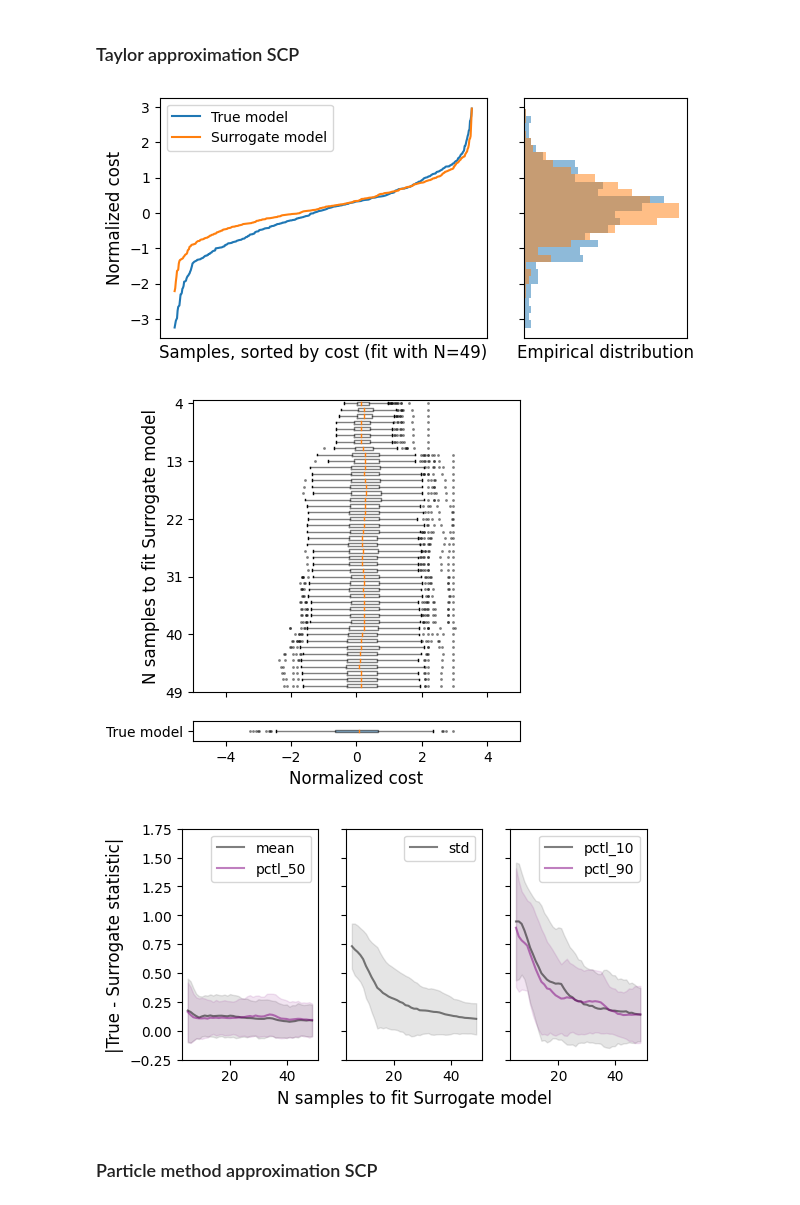
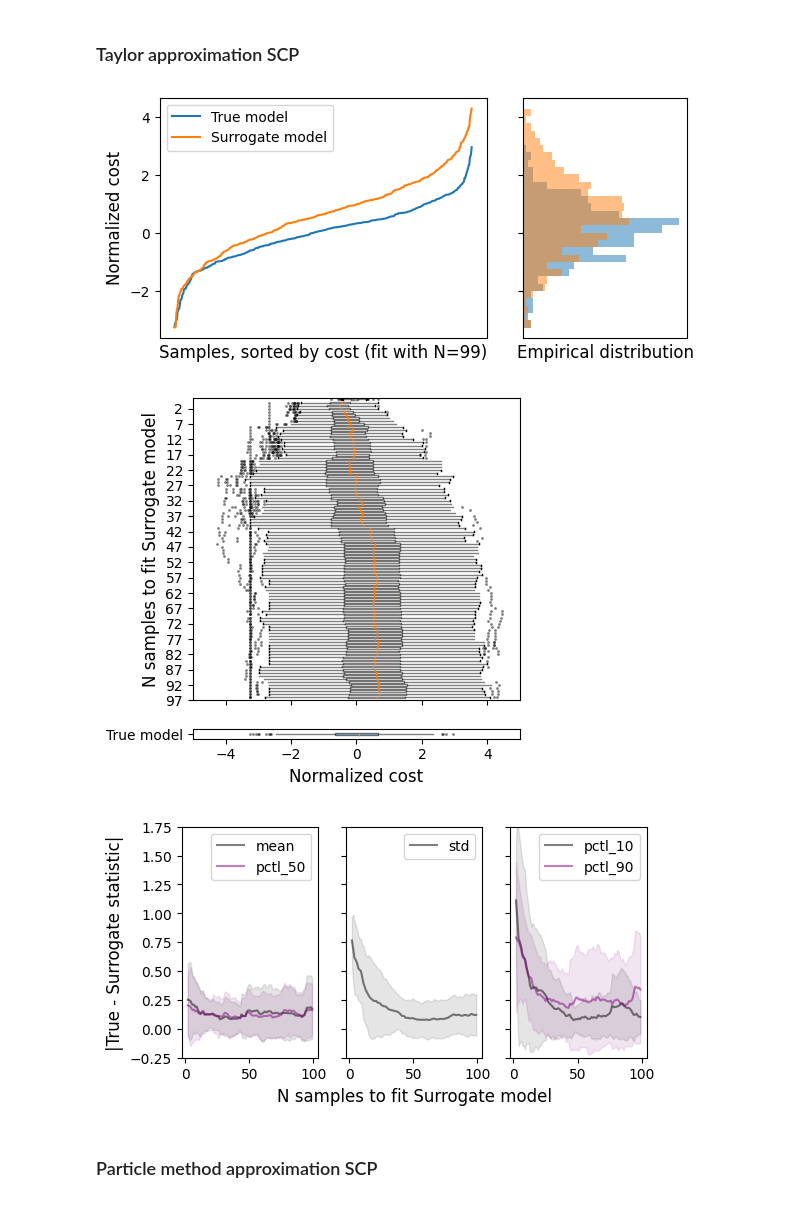
Before and after one commit to etrieschman/grid-planner, a Jupyter notebook: code/test_active_opt_boot.ipynb, the cells around one changed output. Saved outputs shown, nothing was run; the diff lists cells and outputs as text; code cells hidden in the pictures.

```diff
--- a/code/test_active_opt_boot.ipynb
+++ b/code/test_active_opt_boot.ipynb
@@ -23,26 +23,6 @@ set_plt_settings()
 # %% [output]
 The autoreload extension is already loaded. To reload it, use:
   %reload_ext autoreload
-# %%
-def bootstrap_mes_stats(scp_opt, X, f, N, n0, l, n_bootstrap, results_true):
-    stats = [k for k in results_true.keys() if not k.startswith('test_')]
-    bootstrap_results = dict_list()
-
-    mean, std, pctl_5, pctl_50, pctl_95 = [], [], [], [], []
-    for i in tqdm(range(n_bootstrap)):
-        fpreds, runtimes = mes(scp_opt, X, f, N, n0, l)
-        results = get_stats(fscale, fpreds)
-        results['runtime'] = runtimes
-
-        for stat in stats:
-            diff = np.array(np.abs(results[stat] - results_true[stat][0]))
-            bootstrap_results.add(stat, diff)
-
-
-    for stat in stats:
-        bootstrap_results[stat] = np.array(bootstrap_results[stat])
-
-    return bootstrap_results, results, fpreds
 # %% [markdown]
 # Test active learning approach
 # %% [markdown]
@@ -63,10 +43,10 @@ time_model = data_out_base.to_numpy()[:,4].mean()
 fscale = StandardScaler().fit_transform(f.reshape(-1,1)).flatten()
 Xscale = StandardScaler().fit_transform(X)
 # %%
-n0, N = 5, 50
-n_bootstrap = 100
+n0, N = 2, 100
+n_bootstrap = 25
 l = 2
-save_mode = True
+save_mode = False
 # %% [markdown]
 ## Train surrogate model
 # %%
@@ -108,21 +79,23 @@ plot_stats_boot(bootstrap_rand, n0, N, save_file=file_names[2])
 ### Taylor approximation SCP
 # %%
 bootstrap_taylor, results_taylor, fpreds_taylor = bootstrap_mes_stats(
-    scp_taylor, Xscale, fscale, N, n0, l, n_bootstrap, results_true)
+    scp_taylor, Xscale, fscale, N, n0, l, n_bootstrap, stats)
+# %%
+diffs_taylor = get_diffs(bootstrap_taylor, results_true)
 # %%
 pre = 'taylor'
 results, fpreds = results_taylor, fpreds_taylor
 
 file_names = [None, None, None]
 if save_mode:
     file_names = [pre+'_dist', pre+'_boxplot', pre+'_statsboot']
 plot_dist(fscale, fpreds[N-1], N = N-1, bins=30, save_file=file_names[0])
 plot_boxplots(fscale, fpreds, xlim=(-5, 5), save_file=file_names[1])
-plot_stats_boot(bootstrap_taylor, n0, N, save_file=file_names[2])
+plot_stats_boot(diffs_taylor, n0, N, save_file=file_names[2])
 # %% [output]
-[figure, old version]
+[figure, new version]
-[figure, old version]
+[figure, new version]
-[figure, old version]
+[figure, new version]
 # %% [markdown]
 ### Particle method approximation SCP
 # %%
```
Also changed, not shown: parts of 16 cells of this notebook, 16 other files.
